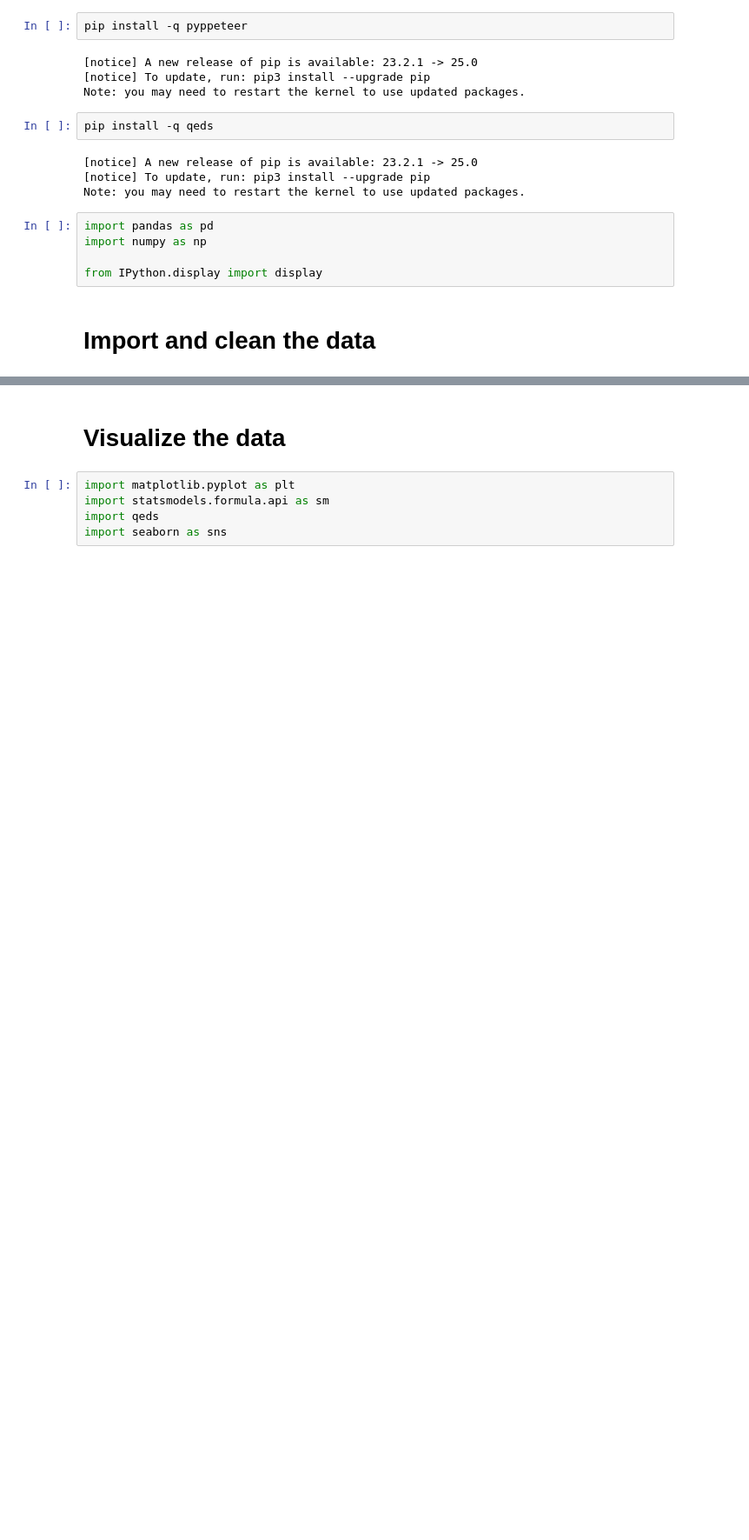
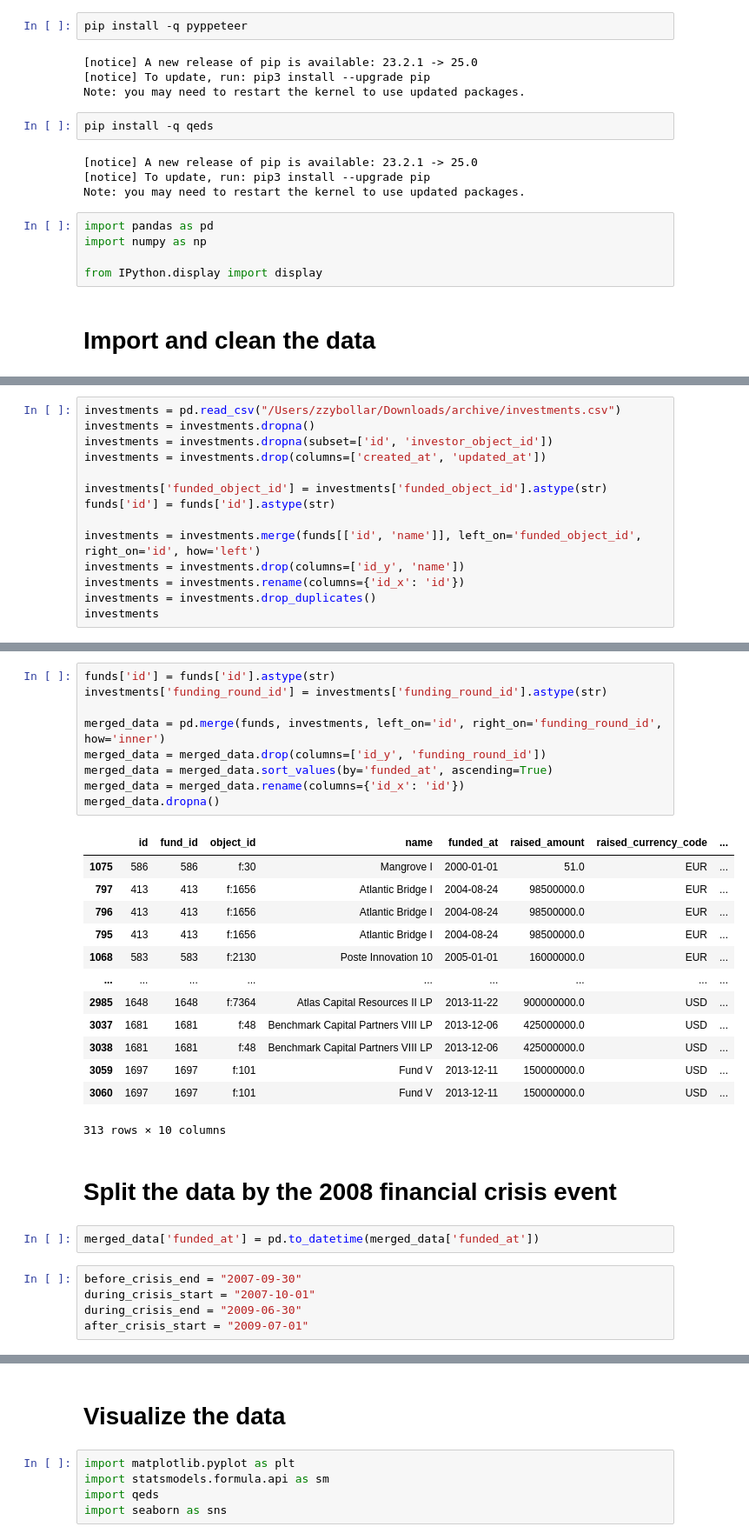
Before and after one commit to ECO225-W2025/eco225-project-code-bollarzhao, a Jupyter notebook: project 1.ipynb, the cells around one changed output, grey strips where cells are left out. Shown: that part at 87% size. Saved outputs shown, nothing was run; the diff lists cells and outputs as text; blank space fills up the shorter version.

```diff
--- a/project 1.ipynb
+++ b/project 1.ipynb
@@ -93,0 +59,14 @@ investments = investments.drop(columns=['created_at', 'updated_at'])
+# %%
+investments = pd.read_csv("/Users/zzybollar/Downloads/archive/investments.csv")
+investments = investments.dropna()
+investments = investments.dropna(subset=['id', 'investor_object_id'])
+investments = investments.drop(columns=['created_at', 'updated_at'])
+
+investments['funded_object_id'] = investments['funded_object_id'].astype(str)
+funds['id'] = funds['id'].astype(str)
+
+investments = investments.merge(funds[['id', 'name']], left_on='funded_object_id', right_on='id', how='left')
+investments = investments.drop(columns=['id_y', 'name'])
+investments = investments.rename(columns={'id_x': 'id'})
+investments = investments.drop_duplicates()
+investments
@@ -93,0 +87,32 @@ investments = investments.drop(columns=['created_at', 'updated_at'])
+# %%
+funds['id'] = funds['id'].astype(str)
+investments['funding_round_id'] = investments['funding_round_id'].astype(str)
+
+merged_data = pd.merge(funds, investments, left_on='id', right_on='funding_round_id', how='inner')
+merged_data = merged_data.drop(columns=['id_y', 'funding_round_id'])
+merged_data = merged_data.sort_values(by='funded_at', ascending=True)
+merged_data = merged_data.rename(columns={'id_x': 'id'})
+merged_data.dropna()
+# %% [output]
+|  | id | fund_id | object_id | name | funded_at | raised_amount | raised_currency_code | ... |
+| 1075 | 586 | 586 | f:30 | Mangrove I | 2000-01-01 | 51.0 | EUR | ... |
+| 797 | 413 | 413 | f:1656 | Atlantic Bridge I | 2004-08-24 | 98500000.0 | EUR | ... |
+| 796 | 413 | 413 | f:1656 | Atlantic Bridge I | 2004-08-24 | 98500000.0 | EUR | ... |
+| 795 | 413 | 413 | f:1656 | Atlantic Bridge I | 2004-08-24 | 98500000.0 | EUR | ... |
+| 1068 | 583 | 583 | f:2130 | Poste Innovation 10 | 2005-01-01 | 16000000.0 | EUR | ... |
+| ... | ... | ... | ... | ... | ... | ... | ... | ... |
+| 2985 | 1648 | 1648 | f:7364 | Atlas Capital Resources II LP | 2013-11-22 | 900000000.0 | USD | ... |
+| 3037 | 1681 | 1681 | f:48 | Benchmark Capital Partners VIII LP | 2013-12-06 | 425000000.0 | USD | ... |
+| 3038 | 1681 | 1681 | f:48 | Benchmark Capital Partners VIII LP | 2013-12-06 | 425000000.0 | USD | ... |
+| 3059 | 1697 | 1697 | f:101 | Fund V | 2013-12-11 | 150000000.0 | USD | ... |
+| 3060 | 1697 | 1697 | f:101 | Fund V | 2013-12-11 | 150000000.0 | USD | ... |
+313 rows × 10 columns
+# %% [markdown]
+# Split the data by the 2008 financial crisis event
+# %%
+merged_data['funded_at'] = pd.to_datetime(merged_data['funded_at'])
+# %%
+before_crisis_end = "2007-09-30"
+during_crisis_start = "2007-10-01"
+during_crisis_end = "2009-06-30"
+after_crisis_start = "2009-07-01"
```
Also changed, not shown: parts of 21 cells of this notebook, 9 other files.
